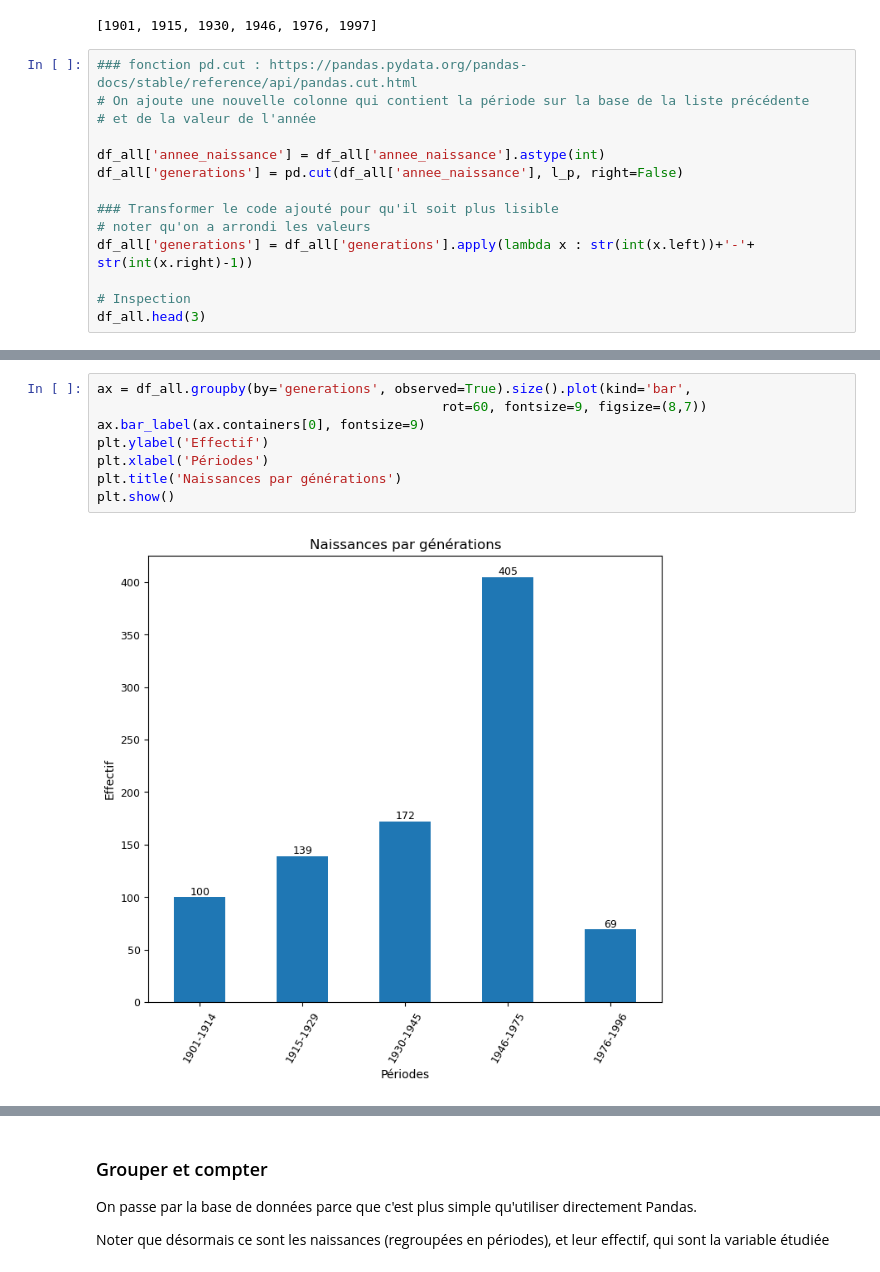
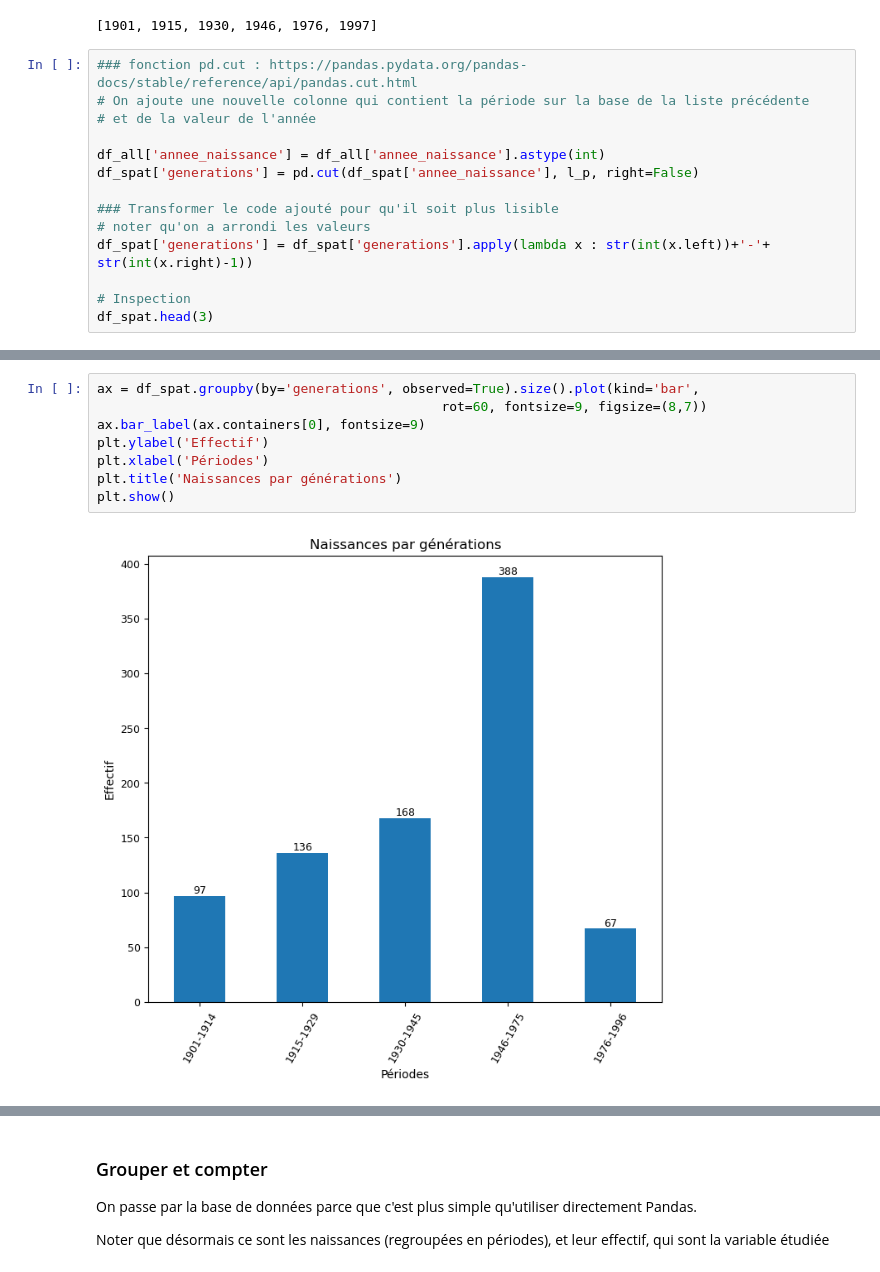
Before and after one commit to Sciences-historiques-numeriques/std_conseil_federal, a Jupyter notebook: notebooks_jupyter/wikidata_exploration/wdt_spatialisation_naissances.ipynb, the cells around one changed output, grey strips where cells are left out. Cells and saved outputs as stored; diff of their text form.

```diff
--- a/notebooks_jupyter/wikidata_exploration/wdt_spatialisation_naissances.ipynb
+++ b/notebooks_jupyter/wikidata_exploration/wdt_spatialisation_naissances.ipynb
@@ -400,12 +400,12 @@ print(l_p)
 # et de la valeur de l'année
 
 df_all['annee_naissance'] = df_all['annee_naissance'].astype(int)
-df_all['generations'] = pd.cut(df_all['annee_naissance'], l_p, right=False)
+df_spat['generations'] = pd.cut(df_spat['annee_naissance'], l_p, right=False)
 
 ### Transformer le code ajouté pour qu'il soit plus lisible
 # noter qu'on a arrondi les valeurs
-df_all['generations'] = df_all['generations'].apply(lambda x : str(int(x.left))+'-'+ str(int(x.right)-1))
+df_spat['generations'] = df_spat['generations'].apply(lambda x : str(int(x.left))+'-'+ str(int(x.right)-1))
 
 # Inspection
-df_all.head(3)
+df_spat.head(3)
 # %% [output]
@@ -416,13 +416,13 @@ df_all.head(3)
 # %%
-ax = df_all.groupby(by='generations', observed=True).size().plot(kind='bar',
+ax = df_spat.groupby(by='generations', observed=True).size().plot(kind='bar',
                                             rot=60, fontsize=9, figsize=(8,7))
 ax.bar_label(ax.containers[0], fontsize=9)
 plt.ylabel('Effectif')
 plt.xlabel('Périodes')
 plt.title('Naissances par générations')
 plt.show()
 # %% [output]
-[figure, old version]
+[figure, new version]
 # %%
 ### Créer une nouvelle table contenant le DataFrame
 # Si on tente de la recréer, alor qu'elle existe déjà,
```
Also changed, not shown: parts of 7 cells of this notebook, 1 other file.
